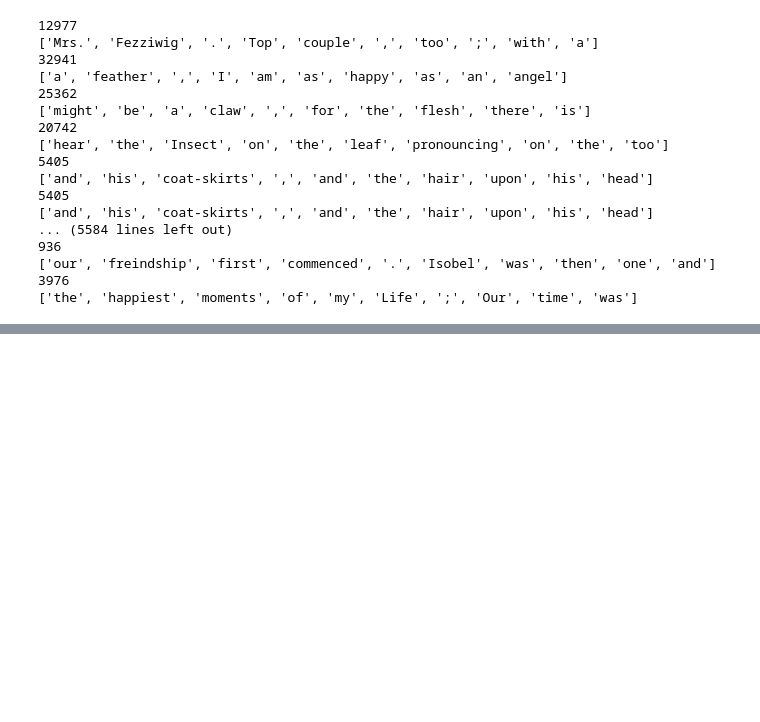
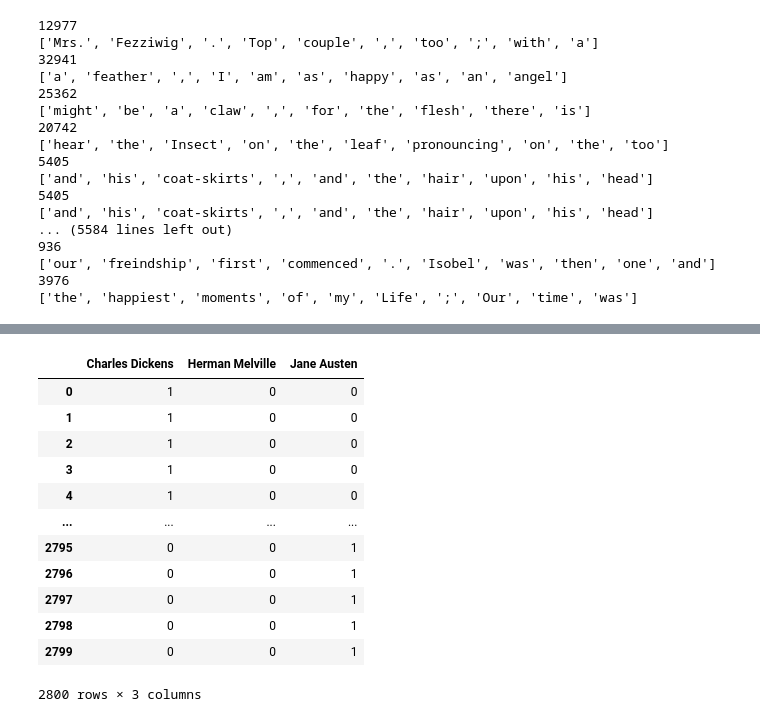
Before and after one commit to accuracy-eminent/writing_style_detection, a Jupyter notebook: ml.ipynb, the cells around one changed output, grey strips where cells are left out. Drawn from its saved outputs; the diff is of its cells as text; code cells hidden in the pictures; blank space fills up the shorter version.

```diff
--- a/ml.ipynb
+++ b/ml.ipynb
@@ -154,0 +190,16 @@ pd.DataFrame(pd.Series(book_samples))
+# %%
+pd.get_dummies(data_df.author_name)
+# %% [output]
+|  | Charles Dickens | Herman Melville | Jane Austen |
+| 0 | 1 | 0 | 0 |
+| 1 | 1 | 0 | 0 |
+| 2 | 1 | 0 | 0 |
+| 3 | 1 | 0 | 0 |
+| 4 | 1 | 0 | 0 |
+| ... | ... | ... | ... |
+| 2795 | 0 | 0 | 1 |
+| 2796 | 0 | 0 | 1 |
+| 2797 | 0 | 0 | 1 |
+| 2798 | 0 | 0 | 1 |
+| 2799 | 0 | 0 | 1 |
+2800 rows × 3 columns
```
Also changed, not shown: parts of 4 cells of this notebook.
